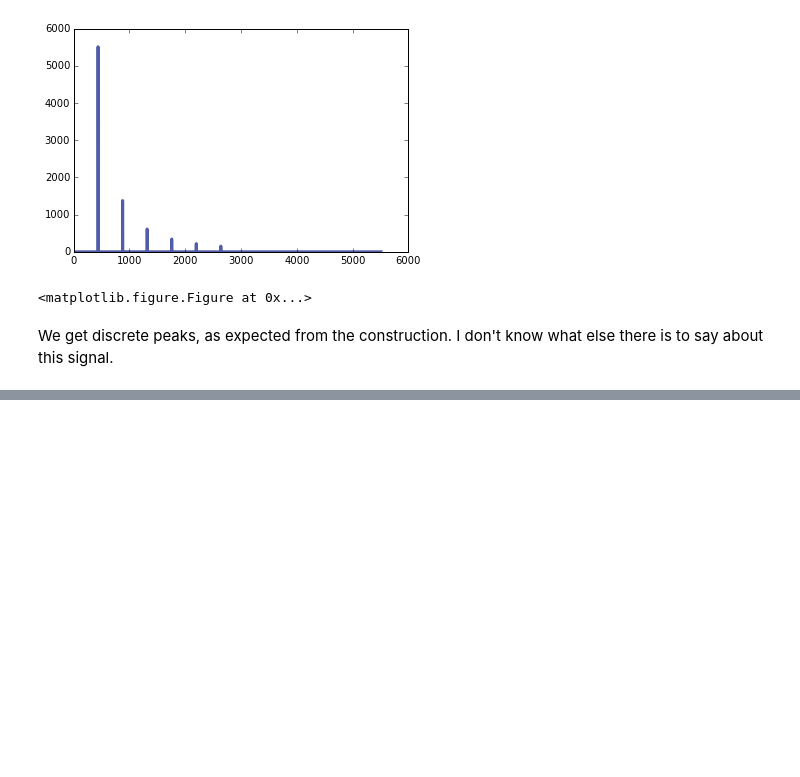
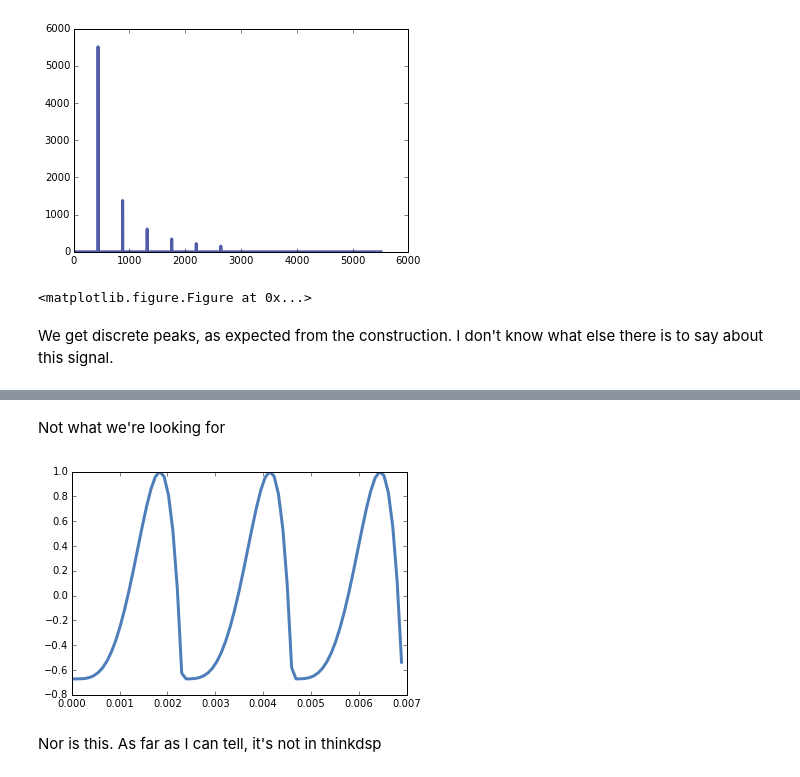
Before and after one commit to sabumjung/ThinkDSP, a Jupyter notebook: code/ps01.ipynb, the cells around one changed output, grey strips where cells are left out. Cells and saved outputs as stored; diff of their text form; code cells hidden in the pictures; blank space fills up the shorter version.

```diff
--- a/code/ps01.ipynb
+++ b/code/ps01.ipynb
@@ -287,0 +295,11 @@ We get discrete peaks, as expected from the construction.  I don't know what els
+# %% [markdown]
+Not what we're looking for
+# %%
+glottal_sig = thinkdsp.GlottalSignal(freq=440, amp=1,offset=0)
+period = glottal_sig.period
+gl_wave = glottal_sig.make_wave(duration = period*3)
+gl_wave.plot()
+# %% [output]
+[figure, added]
+# %% [markdown]
+Nor is this.  As far as I can tell, it's not in thinkdsp
```
Also changed, not shown: parts of 1 cell of this notebook.
